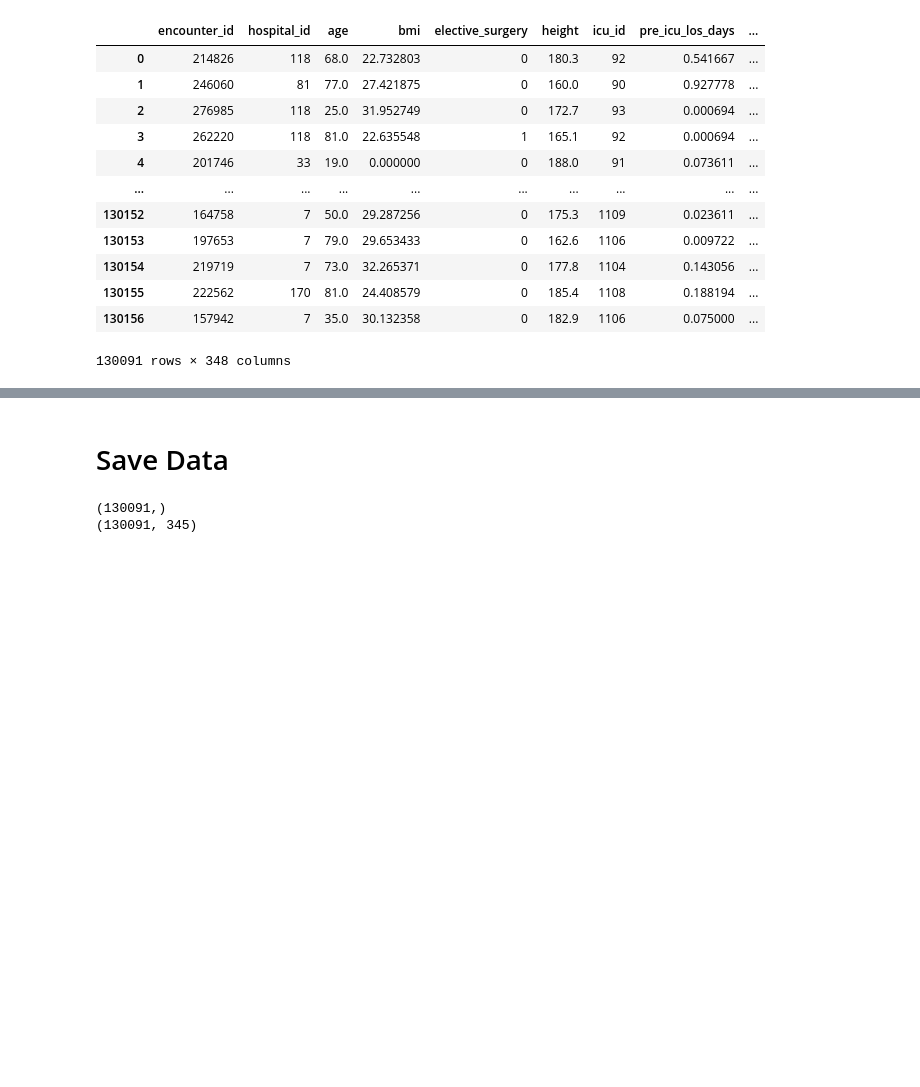
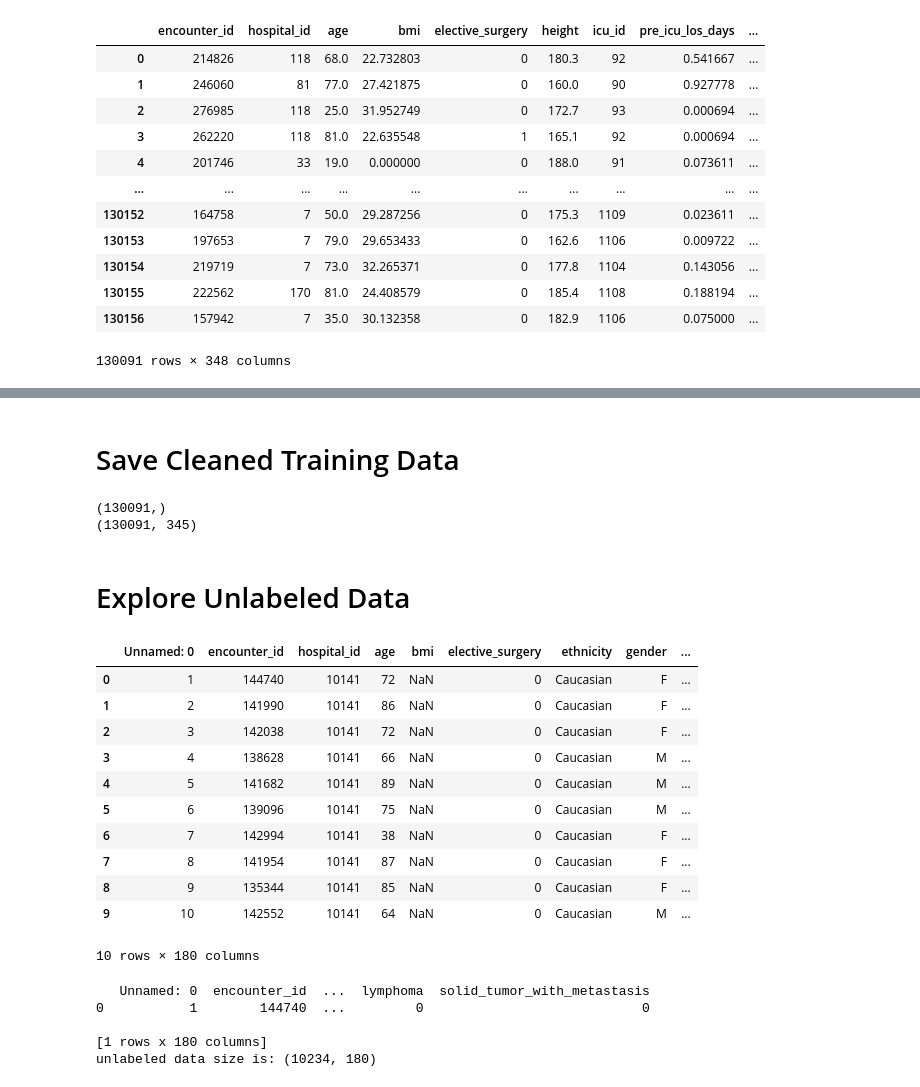
Before and after one commit to DaisyXinyiHe/diabetes_mellitus_predict, a Jupyter notebook: pre_processing.ipynb, the cells around one changed output, grey strips where cells are left out. Cells and saved outputs as stored; diff of their text form; code cells hidden in the pictures; blank space fills up the shorter version.

```diff
--- a/pre_processing.ipynb
+++ b/pre_processing.ipynb
@@ -256,5 +273,5 @@ training_data = training_data.fillna(0)
 # %% [markdown]
-# Save Data
+# Save Cleaned Training Data
 # %%
 # Save cleaned training dataset
 training_data.to_csv('training_data_clean.csv',index=False)
@@ -269,3 +286,33 @@ print(training_data.shape)
 # %% [output]
 (130091,)
 (130091, 345)
+# %% [markdown]
+# Explore Unlabeled Data
+# %%
+# Load unlabeled data
+unlabeled_data =  pd.read_csv('UnlabeledWiDS2021.csv')
+# %%
+unlabeled_data.head(10)
+# %% [output]
+|  | Unnamed: 0 | encounter_id | hospital_id | age | bmi | elective_surgery | ethnicity | gender | ... |
+| 0 | 1 | 144740 | 10141 | 72 | NaN | 0 | Caucasian | F | ... |
+| 1 | 2 | 141990 | 10141 | 86 | NaN | 0 | Caucasian | F | ... |
+| 2 | 3 | 142038 | 10141 | 72 | NaN | 0 | Caucasian | F | ... |
+| 3 | 4 | 138628 | 10141 | 66 | NaN | 0 | Caucasian | M | ... |
+| 4 | 5 | 141682 | 10141 | 89 | NaN | 0 | Caucasian | M | ... |
+| 5 | 6 | 139096 | 10141 | 75 | NaN | 0 | Caucasian | M | ... |
+| 6 | 7 | 142994 | 10141 | 38 | NaN | 0 | Caucasian | F | ... |
+| 7 | 8 | 141954 | 10141 | 87 | NaN | 0 | Caucasian | F | ... |
+| 8 | 9 | 135344 | 10141 | 85 | NaN | 0 | Caucasian | F | ... |
+| 9 | 10 | 142552 | 10141 | 64 | NaN | 0 | Caucasian | M | ... |
+10 rows × 180 columns
+# %%
+# Explore dataset
+print(unlabeled_data.head(1))
+print('unlabeled data size is:', unlabeled_data.shape)
+# %% [output]
+   Unnamed: 0  encounter_id  ...  lymphoma  solid_tumor_with_metastasis
+0           1        144740  ...         0                            0
+
+[1 rows x 180 columns]
+unlabeled data size is: (10234, 180)
```
Also changed, not shown: parts of 27 cells of this notebook.
